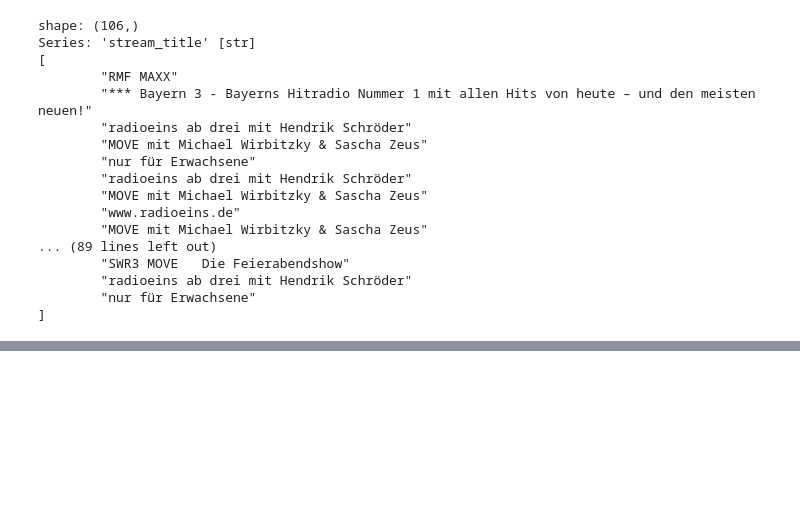
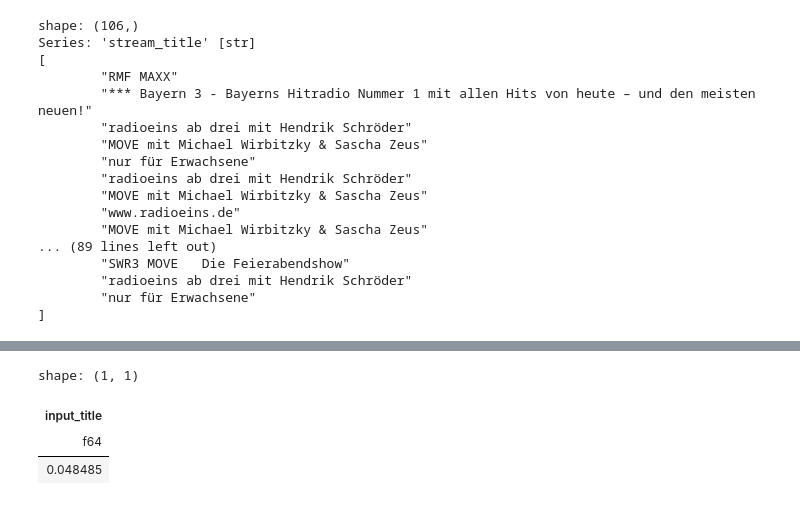
Before and after one commit to Viggyz/music-segmenter, a Jupyter notebook: notebooks/title_analysis.ipynb, the cells around one changed output, grey strips where cells are left out. Drawn from its saved outputs; the diff is of its cells as text; code cells hidden in the pictures; blank space fills up the shorter version.

```diff
--- a/notebooks/title_analysis.ipynb
+++ b/notebooks/title_analysis.ipynb
@@ -585,0 +623,7 @@ Series: 'stream_title' [str]
+# %%
+(resolved_pa.select(pl.col('input_title') == pl.col('resolved_title')).sum() - resolved.select(pl.col('input_title') == pl.col('resolved_title')).sum())/resolved.select(pl.col('input_title') == pl.col('resolved_title')).sum()
+# %% [output]
+shape: (1, 1)
+| input_title |
+| f64 |
+| 0.048485 |
```
Also changed, not shown: parts of 9 cells of this notebook, 1 other file.
